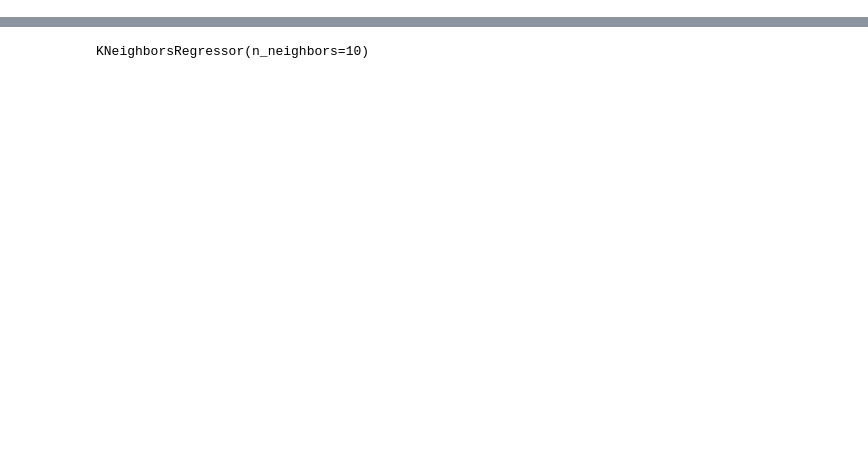
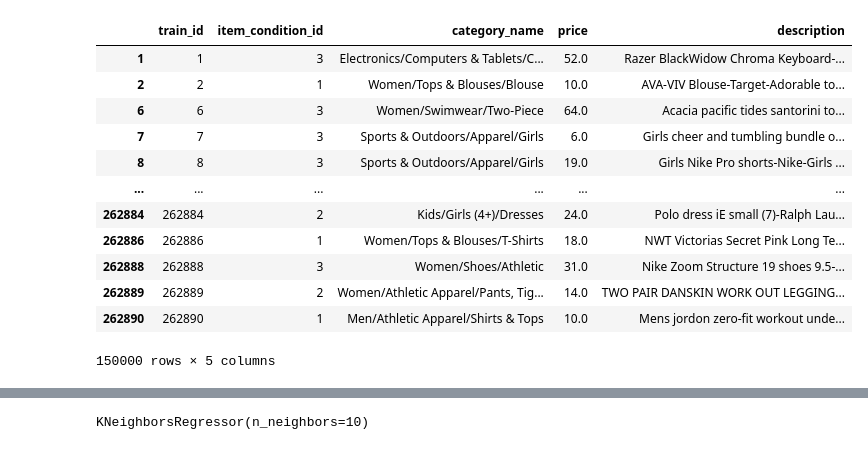
Before and after one commit to AI-project-Team-4/AI-Class-Project, a Jupyter notebook: KNN.ipynb, the cells around one changed output, grey strips where cells are left out. Saved outputs shown, nothing was run; the diff lists cells and outputs as text; code cells hidden in the pictures; blank space fills up the shorter version.

```diff
--- a/KNN.ipynb
+++ b/KNN.ipynb
@@ -25,7 +25,25 @@ data_df.head()
 # %%
 # Identifying each attribute
 num_attribs = ['item_condition_id']
-cat_attribs = ['name', 'category_name', 'brand_name', 'item_description']
+cat_attribs = ['category_name']
+
+data_df['description'] = data_df[['name', 'brand_name', 'item_description']].agg('-'.join, axis=1)
+data_df = data_df.drop(['name', 'brand_name', 'item_description'], axis=1)
+data_df
+# %% [output]
+|  | train_id | item_condition_id | category_name | price | description |
+| 1 | 1 | 3 | Electronics/Computers & Tablets/C... | 52.0 | Razer BlackWidow Chroma Keyboard-... |
+| 2 | 2 | 1 | Women/Tops & Blouses/Blouse | 10.0 | AVA-VIV Blouse-Target-Adorable to... |
+| 6 | 6 | 3 | Women/Swimwear/Two-Piece | 64.0 | Acacia pacific tides santorini to... |
+| 7 | 7 | 3 | Sports & Outdoors/Apparel/Girls | 6.0 | Girls cheer and tumbling bundle o... |
+| 8 | 8 | 3 | Sports & Outdoors/Apparel/Girls | 19.0 | Girls Nike Pro shorts-Nike-Girls ... |
+| ... | ... | ... | ... | ... | ... |
+| 262884 | 262884 | 2 | Kids/Girls (4+)/Dresses | 24.0 | Polo dress iE small (7)-Ralph Lau... |
+| 262886 | 262886 | 1 | Women/Tops & Blouses/T-Shirts | 18.0 | NWT Victorias Secret Pink Long Te... |
+| 262888 | 262888 | 3 | Women/Shoes/Athletic | 31.0 | Nike Zoom Structure 19 shoes 9.5-... |
+| 262889 | 262889 | 2 | Women/Athletic Apparel/Pants, Tig... | 14.0 | TWO PAIR DANSKIN WORK OUT LEGGING... |
+| 262890 | 262890 | 1 | Men/Athletic Apparel/Shirts & Tops | 10.0 | Mens jordon zero-fit workout unde... |
+150000 rows × 5 columns
 # %%
 from rake_nltk import Rake
 from sklearn.feature_extraction.text import CountVectorizer
```
Also changed, not shown: parts of 11 cells of this notebook.
